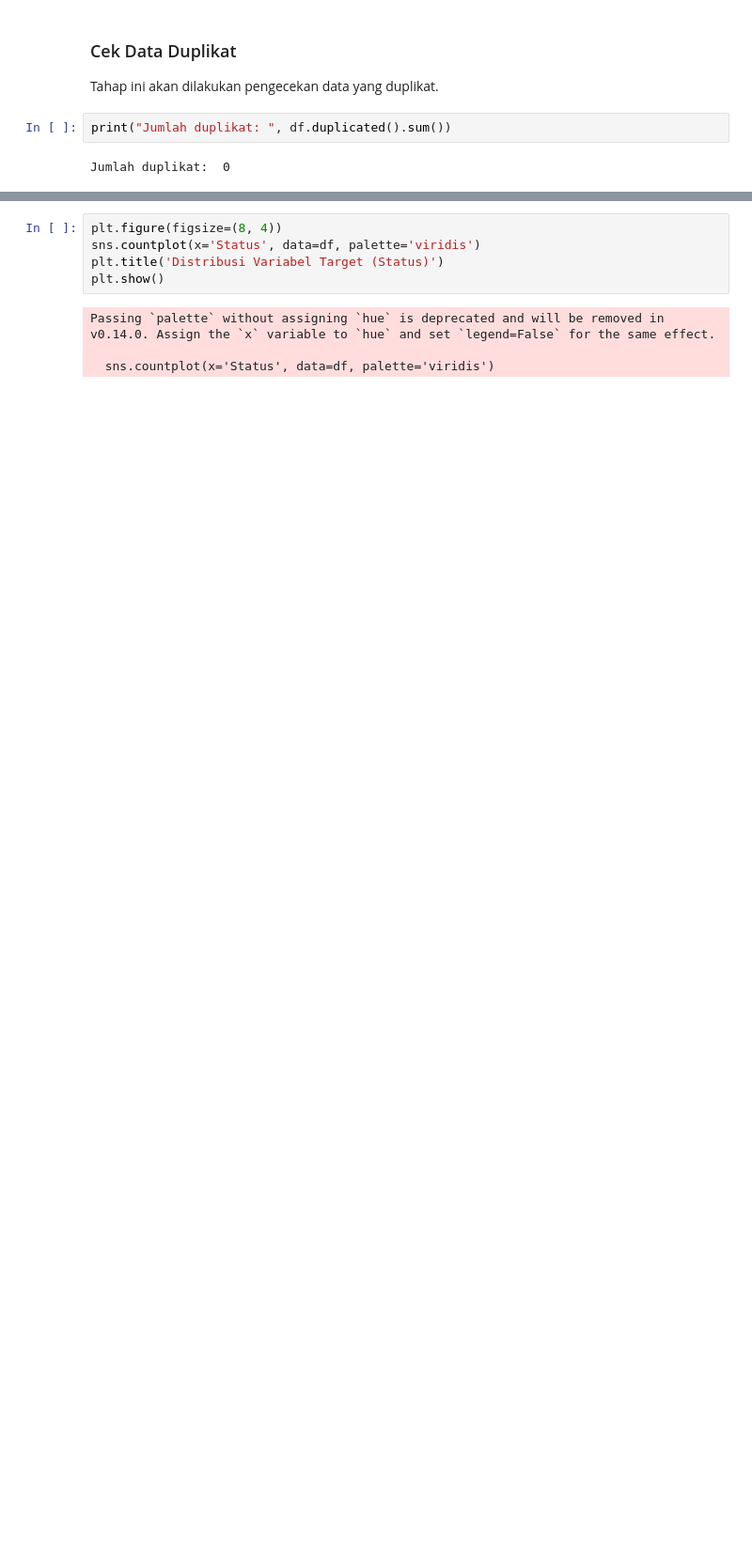
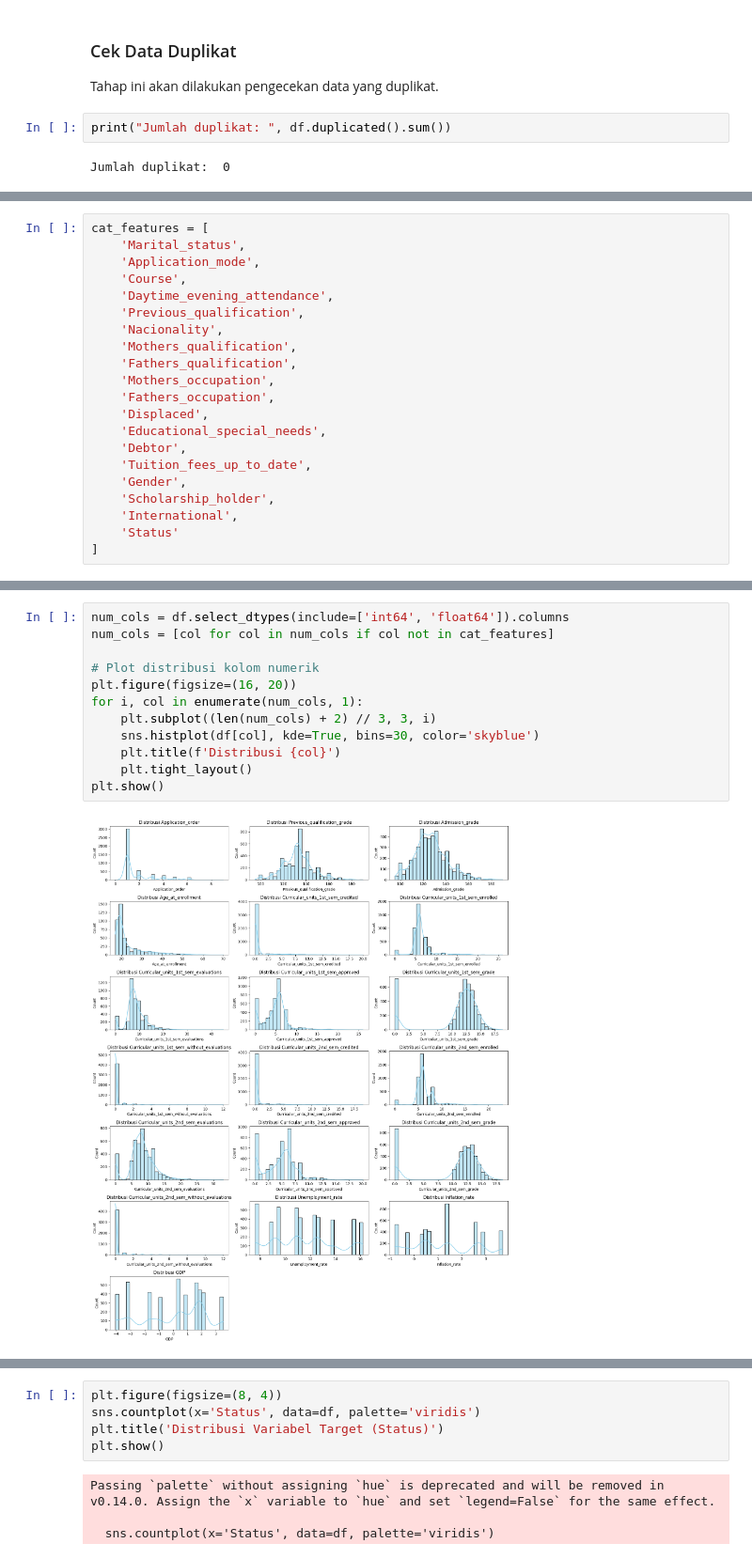
Before and after one commit to RiyZ411/dicoding-pds2, a Jupyter notebook: notebook.ipynb, the cells around one changed output, grey strips where cells are left out. Shown at 94% size. Drawn from its saved outputs; the diff is of its cells as text; blank space fills up the shorter version.

```diff
--- a/notebook.ipynb
+++ b/notebook.ipynb
@@ -138,0 +184,21 @@ Jumlah duplikat:  0
+# %%
+cat_features = [
+    'Marital_status',
+    'Application_mode',
+    'Course',
+    'Daytime_evening_attendance',
+    'Previous_qualification',
+    'Nacionality',
+    'Mothers_qualification',
+    'Fathers_qualification',
+    'Mothers_occupation',
+    'Fathers_occupation',
+    'Displaced',
+    'Educational_special_needs',
+    'Debtor',
+    'Tuition_fees_up_to_date',
+    'Gender',
+    'Scholarship_holder',
+    'International',
+    'Status'
+]
@@ -138,0 +207,14 @@ Jumlah duplikat:  0
+# %%
+num_cols = df.select_dtypes(include=['int64', 'float64']).columns
+num_cols = [col for col in num_cols if col not in cat_features]
+
+# Plot distribusi kolom numerik
+plt.figure(figsize=(16, 20))
+for i, col in enumerate(num_cols, 1):
+    plt.subplot((len(num_cols) + 2) // 3, 3, i)
+    sns.histplot(df[col], kde=True, bins=30, color='skyblue')
+    plt.title(f'Distribusi {col}')
+    plt.tight_layout()
+plt.show()
+# %% [output]
+[figure, added]
```
Also changed, not shown: parts of 12 cells of this notebook, 1 other file.
